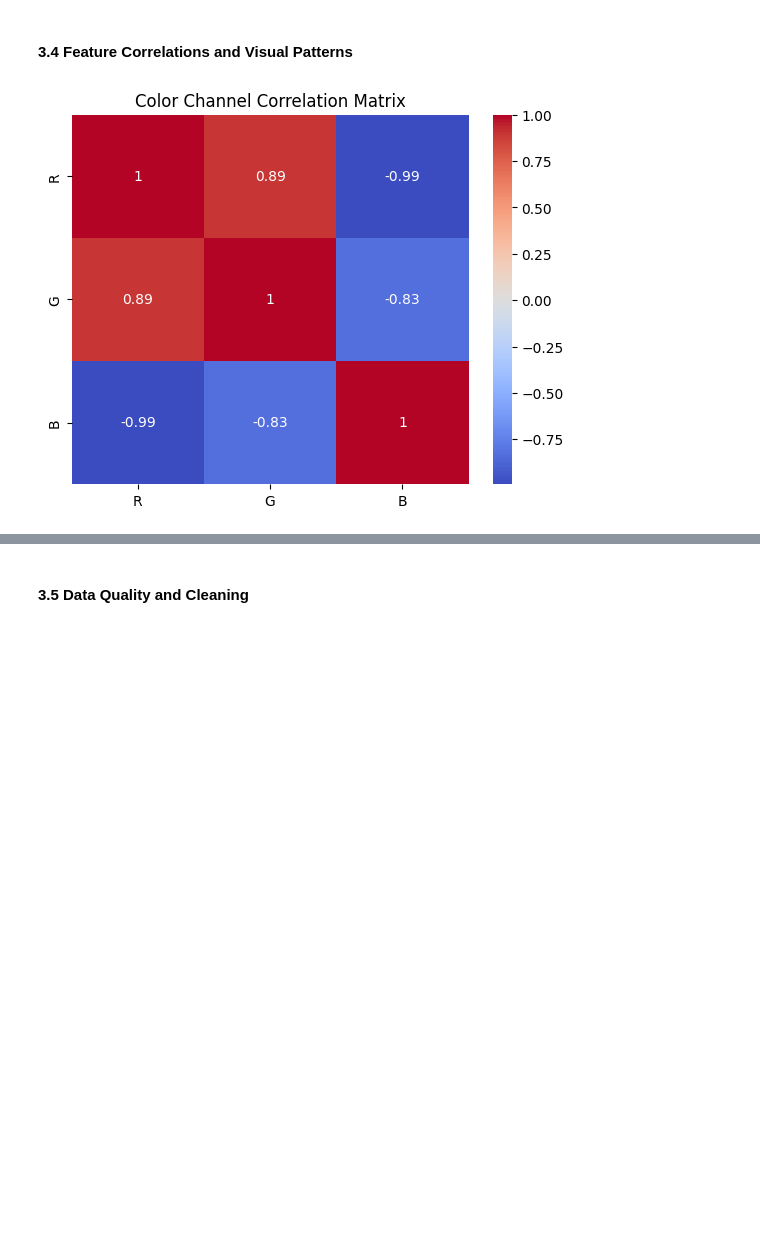
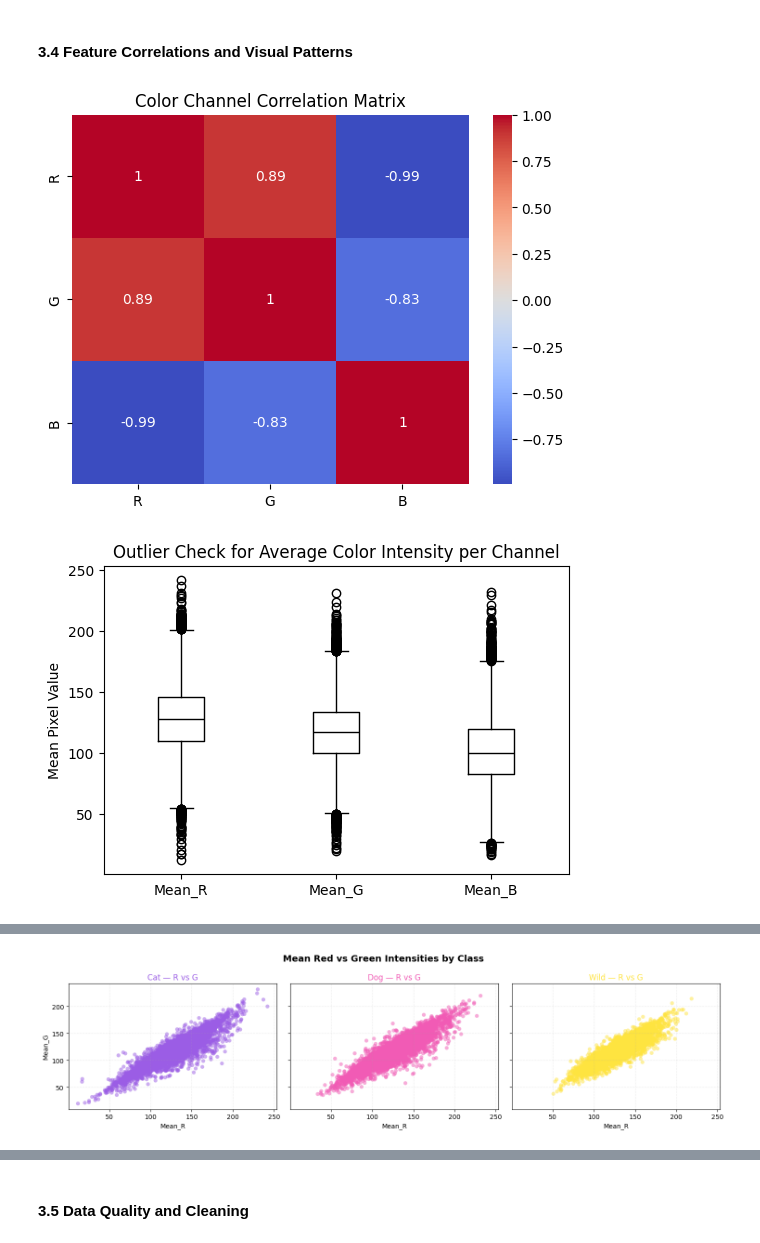
Before and after one commit to Mosh333/csca5632-final-project, a Jupyter notebook: notebooks/csca5632-final-project-animal-image-classification.ipynb, the cells around one changed output, grey strips where cells are left out. Drawn from its saved outputs; the diff is of its cells as text; code cells hidden in the pictures; blank space fills up the shorter version.

```diff
--- a/notebooks/csca5632-final-project-animal-image-classification.ipynb
+++ b/notebooks/csca5632-final-project-animal-image-classification.ipynb
@@ -195,6 +196,7 @@ print("Classes:", classes)
 data = []
 labels = []
 records = []  # For summary DataFrame
+missing = 0
 
 # Modern OS automatically cache recently read files in RAM for faster speed up on re-runs
 # Resize image to be smaller on systems with less than 32GB RAM (mine is 64GB DDR5)
@@ -205,6 +207,7 @@ for cls in classes:
         img = cv2.imread(fpath)
         if img is None:
             print(f"⚠️ Skipping corrupted file: {fname}")
+            missing += 1
             continue
         img = cv2.cvtColor(img, cv2.COLOR_BGR2RGB)
         # img = cv2.resize(img, (128, 128))   # optional resize for speed, only uncomment if system is less than 32GB RAM
@@ -234,9 +237,14 @@ df_summary = pd.DataFrame(records)
 print("✅ Data shape:", data.shape)
 print("✅ Labels shape:", labels.shape)
 print("✅ Summary DataFrame shape:", df_summary.shape)
+print(df_summary['Class'].value_counts())
+print("Min pixel value:", data.min())
+print("Max pixel value:", data.max())
+print(f"Missing or unreadable files: {missing}")
 
 # Display the first few rows of summary
 display(df_summary.head())
+display(df_summary.describe())
 # %% [output]
 Base directory: d:\Documents\GitHub\csca5632-final-project
 Data directory: d:\Documents\GitHub\csca5632-final-project\data\animal-faces\afhq\train
@@ -335,7 +404,44 @@ plt.show()
 # %%
 corr = df_means[['R','G','B']].corr()
 sns.heatmap(corr, annot=True, cmap='coolwarm')
 plt.title("Color Channel Correlation Matrix")
 plt.show()
+
+df_summary[['Mean_R','Mean_G','Mean_B']].plot.box(figsize=(6,4), color='black')
+plt.title("Outlier Check for Average Color Intensity per Channel")
+plt.ylabel("Mean Pixel Value")
+plt.show()
+
+
+# Custom pastel palette (purple, pink, gold)
+custom_palette = ["#9b5de5", "#f15bb5", "#fee440"]
+
+sns.scatterplot(data=df_summary, x='Mean_R', y='Mean_G', hue='Class', alpha=0.5)
+plt.title("Mean Red vs Green Intensities by Class")
+plt.show()
+
+
+fig, axes = plt.subplots(1, 3, figsize=(15,4), sharex=True, sharey=True)
+for ax, (cls, color) in zip(axes, zip(classes, custom_palette)):
+    subset = df_summary[df_summary['Class'] == cls]
+    sns.scatterplot(
+        data=subset, x='Mean_R', y='Mean_G',
+        alpha=0.5, ax=ax, color=color, edgecolor='none'
+    )
+    ax.set_title(f"{cls.capitalize()} — R vs G", fontsize=12, color=color)
+    ax.set_xlabel("Mean_R")
+    ax.set_ylabel("Mean_G")
+    ax.grid(True, linestyle=":", alpha=0.4)
+plt.suptitle("Mean Red vs Green Intensities by Class", fontsize=14, weight='bold')
+plt.tight_layout()
+plt.show()
+
+plt.figure(figsize=(6,4))
+plt.hist(df_summary['Mean_R'], bins=30, color='#9b5de5', alpha=0.7)
+plt.title("Distribution of Mean Red Intensity Across Images")
+plt.xlabel("Mean_R")
+plt.ylabel("Frequency")
+plt.show()
 # %% [output]
 [figure]
+[figure, added]
@@ -341,0 +449 @@ plt.show()
+[figure, added]
```
Also changed, not shown: parts of 17 cells of this notebook.
